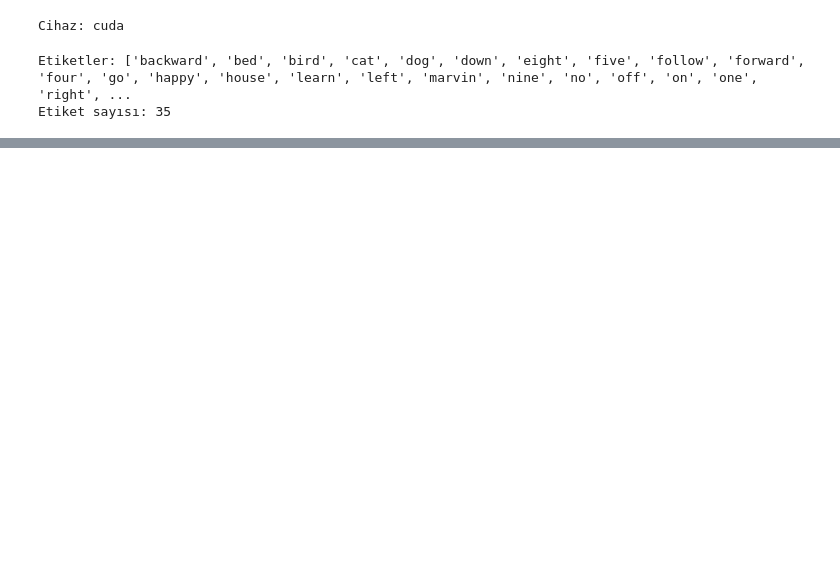
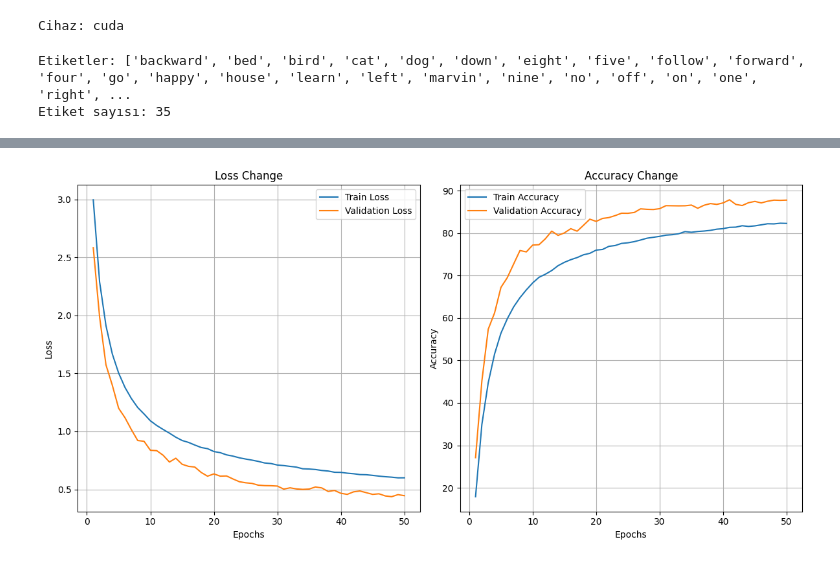
Before and after one commit to MertAlpay1/DerinOgrenmeProje, a Jupyter notebook: modelTrain.ipynb, the cells around one changed output, grey strips where cells are left out. Cells and saved outputs as stored; diff of their text form; code cells hidden in the pictures; blank space fills up the shorter version.

```diff
--- a/modelTrain.ipynb
+++ b/modelTrain.ipynb
@@ -228,0 +296,31 @@ Fold 1 tamamlandı. En iyi doğruluk: 68.69%
+# %%
+df = pd.read_csv("model_metrics.csv")
+
+plt.figure(figsize=(12, 6))
+
+plt.subplot(1,2,1)
+plt.plot(df['epoch'], df['train_loss'], label='Train Loss')
+plt.plot(df['epoch'], df['val_loss'], label='Validation Loss')
+plt.xlabel('Epochs')
+plt.ylabel('Loss')
+plt.title('Loss Change')
+plt.legend()
+plt.grid(True)
+
+
+
+plt.subplot(1,2,2)
+plt.plot(df['epoch'], df['train_acc'], label='Train Accuracy')
+plt.plot(df['epoch'], df['val_acc'], label='Validation Accuracy')
+plt.xlabel('Epochs')
+plt.ylabel('Accuracy')
+plt.title('Accuracy Change')
+plt.legend()
+plt.grid(True)
+
+
+plt.tight_layout()
+
+plt.show()
+# %% [output]
+[figure, added]
```
Also changed, not shown: parts of 9 cells of this notebook, 3 other files.
